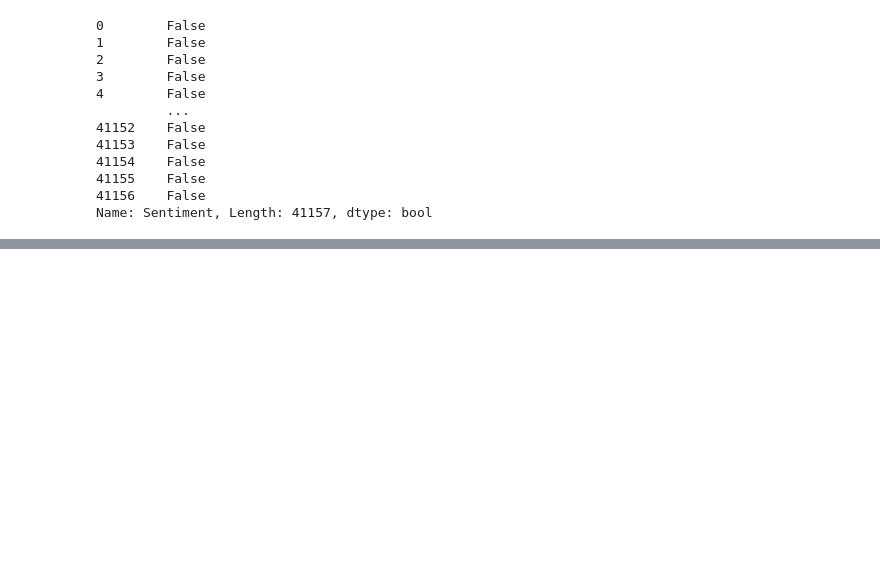
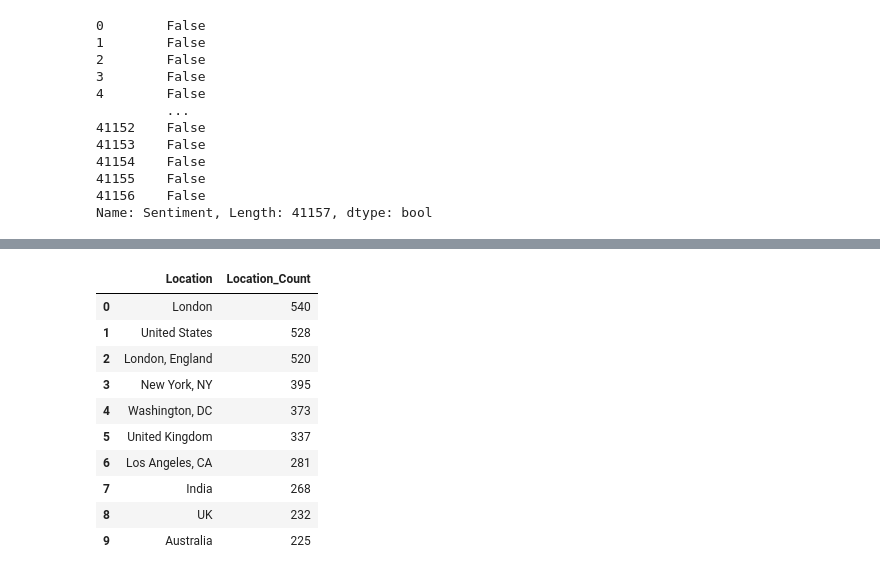
Before and after one commit to rajeshmore1/Capstone-Project-2, a Jupyter notebook: Rajesh_More_Team1_Capstone_Project_2.ipynb, the cells around one changed output, grey strips where cells are left out. Cells and saved outputs as stored; diff of their text form; code cells hidden in the pictures; blank space fills up the shorter version.

```diff
--- a/Rajesh_More_Team1_Capstone_Project_2.ipynb
+++ b/Rajesh_More_Team1_Capstone_Project_2.ipynb
@@ -26,3 +25,36 @@ import matplotlib
+# %%
+import pandas as pd
+import numpy as np
+from numpy import percentile
+import matplotlib.pyplot as plt
+import seaborn as sns
+import matplotlib
+import re # for regular expressions
+import pandas as pd
+pd.set_option("display.max_colwidth", 200)
+import string
+import nltk # for text manipulation
+from nltk.stem.porter import *
+from sklearn.feature_extraction.text import TfidfVectorizer, CountVectorizer
+from tqdm import tqdm
+from gensim.models.doc2vec import LabeledSentence
+import gensim
+from sklearn.linear_model import LogisticRegression
+from scipy import stats
+from sklearn import metrics
+from sklearn.metrics import mean_squared_error,mean_absolute_error, make_scorer,classification_report,confusion_matrix,accuracy_score,roc_auc_score,roc_curve
+from sklearn.model_selection import train_test_split,cross_val_score,KFold
+from sklearn.model_selection import train_test_split
+from sklearn.metrics import f1_score
+from sklearn.naive_bayes import BernoulliNB
+from sklearn import svm
+from sklearn.ensemble import RandomForestClassifier
+from xgboost import XGBClassifier
+import xgboost as xgb
+import warnings
+warnings.filterwarnings("ignore")
+
+%matplotlib inline
 # %%
 from google.colab import drive
 drive.mount('/content/drive')
@@ -243,0 +300,17 @@ Name: Sentiment, Length: 41157, dtype: bool
+# %%
+Top_Location_Of_tweet_df=pd.DataFrame(Top_Location_Of_tweet)
+Top_Location_Of_tweet_df.reset_index(inplace=True)
+Top_Location_Of_tweet_df.rename(columns={'index':'Location', 'Location':'Location_Count'}, inplace=True)
+Top_Location_Of_tweet_df
+# %% [output]
+|  | Location | Location_Count |
+| 0 | London | 540 |
+| 1 | United States | 528 |
+| 2 | London, England | 520 |
+| 3 | New York, NY | 395 |
+| 4 | Washington, DC | 373 |
+| 5 | United Kingdom | 337 |
+| 6 | Los Angeles, CA | 281 |
+| 7 | India | 268 |
+| 8 | UK | 232 |
+| 9 | Australia | 225 |
```
Also changed, not shown: parts of 29 cells of this notebook.
